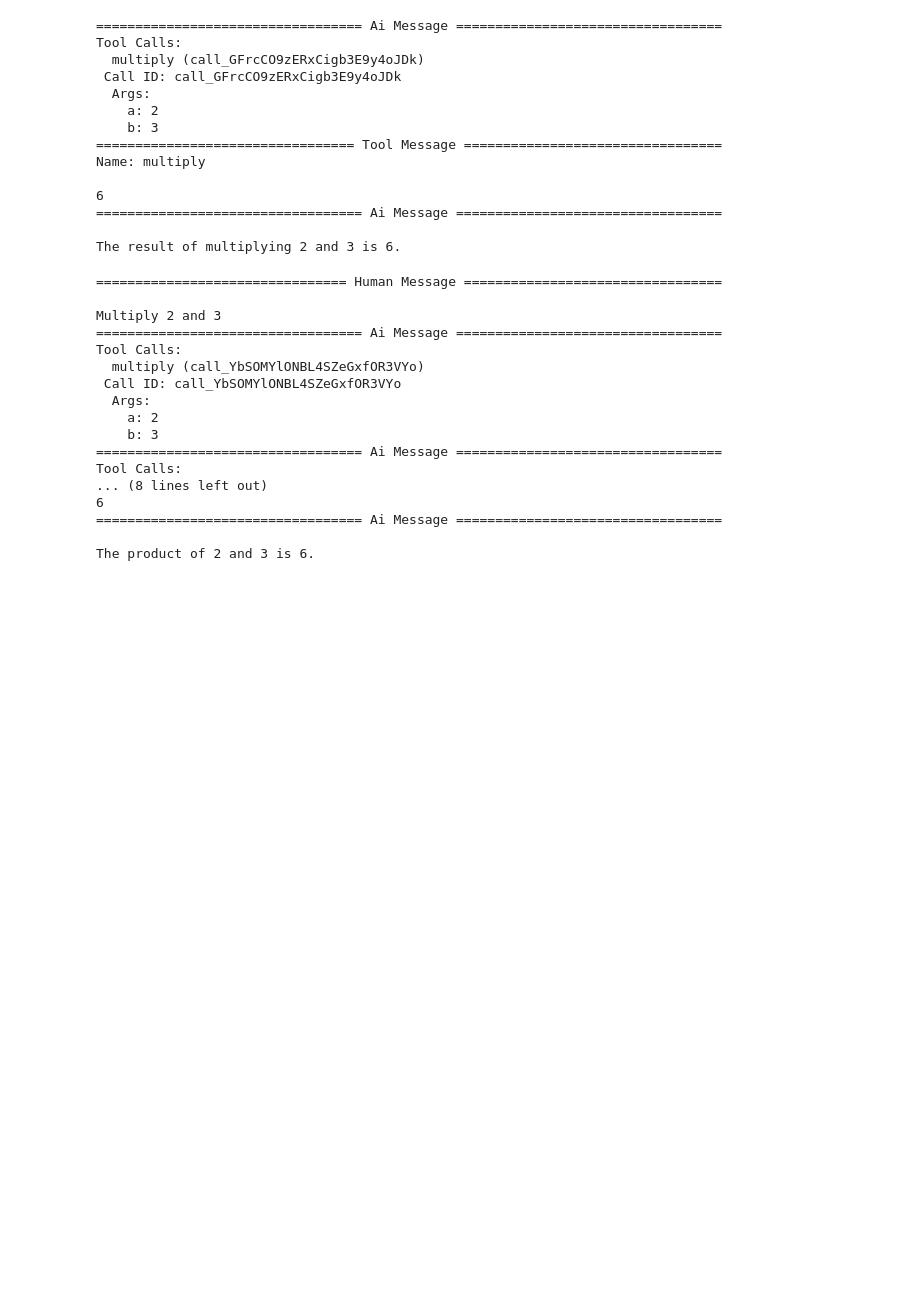
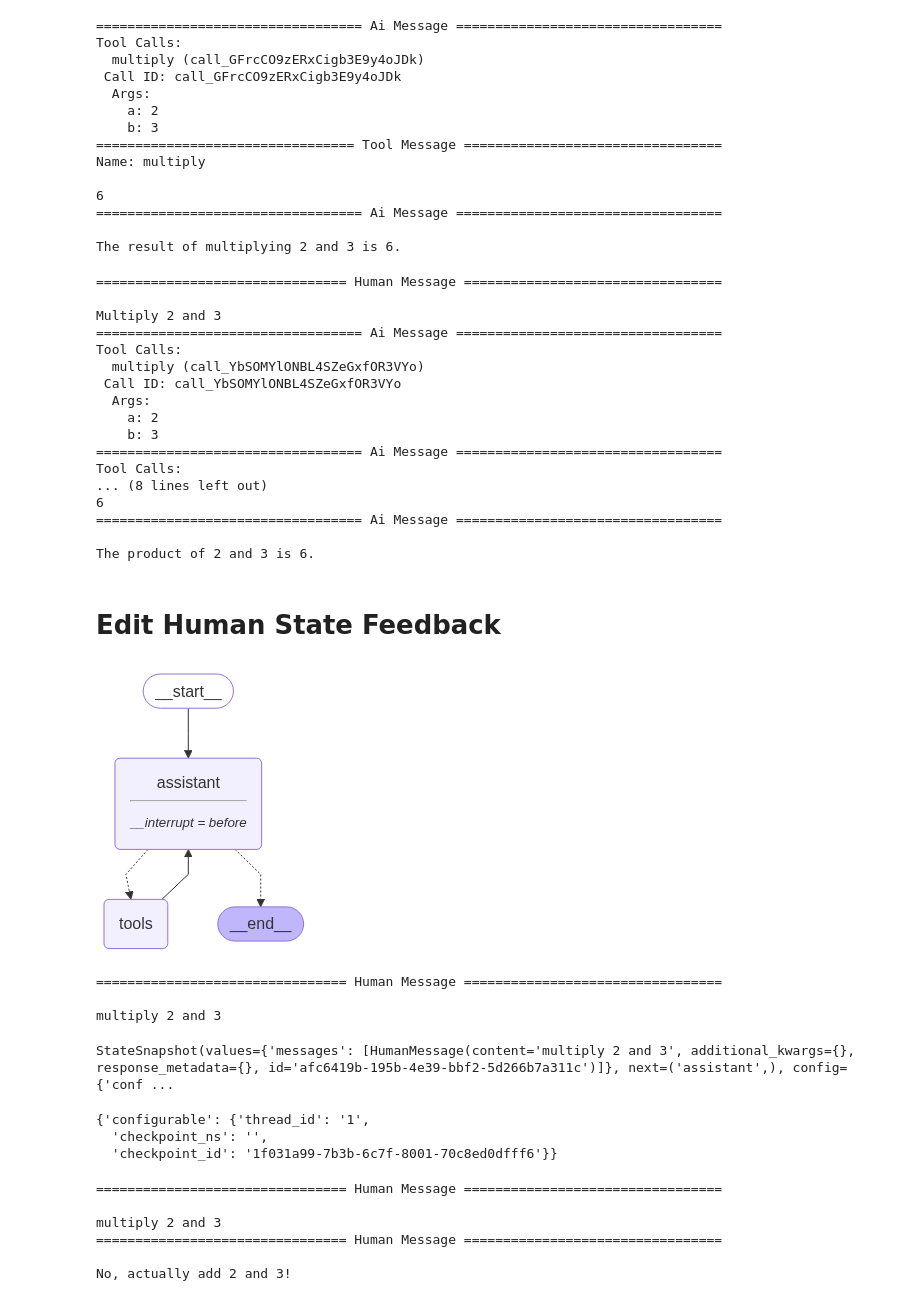
Before and after one commit to Raahul-G/AI-Agent-Langchain, a Jupyter notebook: Module_3.ipynb, the cells around one changed output. Saved outputs shown, nothing was run; the diff lists cells and outputs as text; code cells hidden in the pictures; blank space fills up the shorter version.

Commit message:
M3-Edit-Graph-State-Commit

```diff
--- a/Module_3.ipynb
+++ b/Module_3.ipynb
@@ -594,3 +594,5 @@ Tool Calls:
 ================================== Ai Message ==================================
 
 The product of 2 and 3 is 6.
+# %% [markdown]
+# Edit Human State Feedback
@@ -596,0 +629,63 @@ The product of 2 and 3 is 6.
+# %%
+from IPython.display import Image, display
+from langgraph.checkpoint.memory import MemorySaver
+from langgraph.graph import MessagesState, StateGraph, START
+from langgraph.prebuilt import tools_condition, ToolNode
+from langchain_core.messages import HumanMessage, SystemMessage
+
+sys_mrg = SystemMessage(content="Ypu are a helpful assistant tasked with performing arithmetic on a set of inputs ")
+
+def assistant(state: MessagesState):
+    return {"messages": [llm_with_tools.invoke([sys_mrg] + state["messages"])]}
+
+builder = StateGraph(MessagesState)
+builder.add_node("assistant", assistant)
+builder.add_node("tools", ToolNode(tools))
+
+builder.add_edge(START, "assistant")
+builder.add_conditional_edges(
+    "assistant", tools_condition)
+builder.add_edge("tools", "assistant")
+
+memory = MemorySaver()
+graph = builder.compile(interrupt_before=["assistant"], checkpointer=memory)
+
+display(Image(graph.get_graph(xray=True).draw_mermaid_png()))
+# %% [output]
+[figure, added]
+# %%
+initial_input = {"messages": "multiply 2 and 3"}
+
+thread = {"configurable": {"thread_id": "1"}}
+
+for event in graph.stream(initial_input, thread, stream_mode="values"):
+    event['messages'][-1].pretty_print()
+# %% [output]
+================================ Human Message =================================
+
+multiply 2 and 3
+# %%
+state = graph.get_state(thread)
+state
+# %% [output]
+StateSnapshot(values={'messages': [HumanMessage(content='multiply 2 and 3', additional_kwargs={}, response_metadata={}, id='afc6419b-195b-4e39-bbf2-5d266b7a311c')]}, next=('assistant',), config={'conf ...
+# %%
+graph.update_state(
+    thread,
+    {"messages": [HumanMessage(content="No, actually add 2 and 3!")]},
+)
+# %% [output]
+{'configurable': {'thread_id': '1',
+  'checkpoint_ns': '',
+  'checkpoint_id': '1f031a99-7b3b-6c7f-8001-70c8ed0dfff6'}}
+# %%
+new_state = graph.get_state(thread).values
+for m in new_state['messages']:
+    m.pretty_print()
+# %% [output]
+================================ Human Message =================================
+
+multiply 2 and 3
+================================ Human Message =================================
+
+No, actually add 2 and 3!
```
Also changed, not shown: parts of 7 cells of this notebook.
